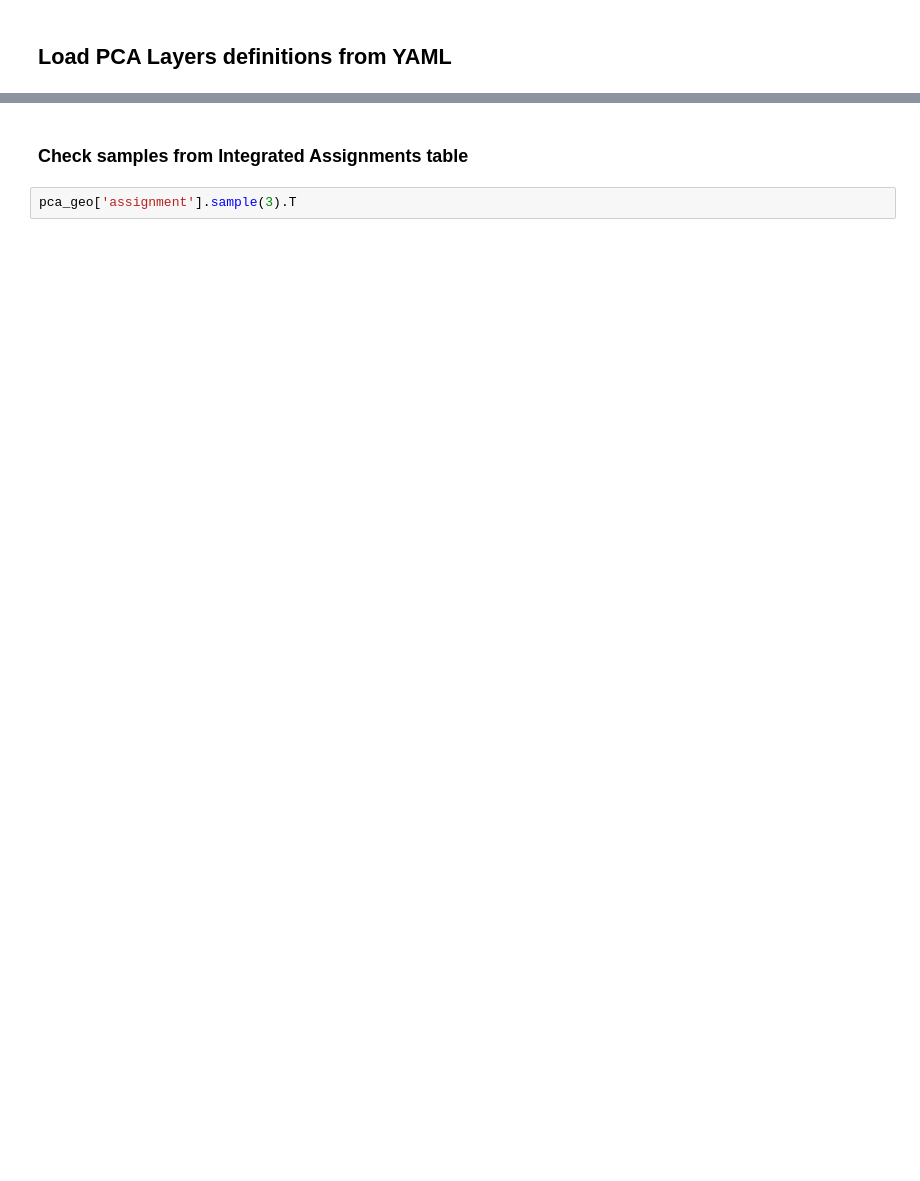
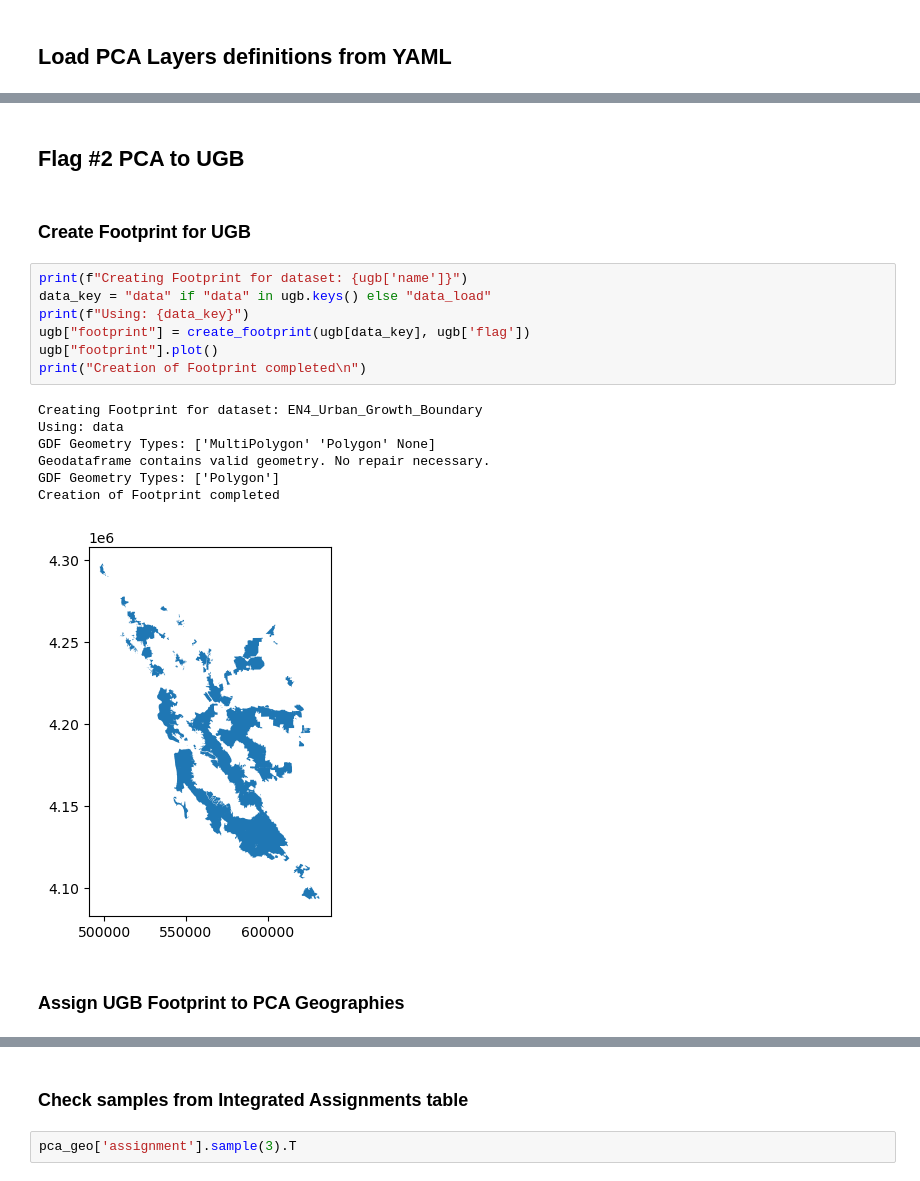
Before and after one commit to BayAreaMetro/PCA-Refresh, a Jupyter notebook: pca_flags.ipynb, the cells around one changed output, grey strips where cells are left out. Saved outputs shown, nothing was run; the diff lists cells and outputs as text; blank space fills up the shorter version.

```diff
--- a/pca_flags.ipynb
+++ b/pca_flags.ipynb
@@ -304,0 +229,21 @@ Assignment of Footprint for PCA Type climate_adaptation completed
+# %% [markdown]
+## Flag #2 PCA to UGB
+# %% [markdown]
+### Create Footprint for UGB
+# %%
+print(f"Creating Footprint for dataset: {ugb['name']}")
+data_key = "data" if "data" in ugb.keys() else "data_load"
+print(f"Using: {data_key}")
+ugb["footprint"] = create_footprint(ugb[data_key], ugb['flag'])
+ugb["footprint"].plot()
+print("Creation of Footprint completed\n")
+# %% [output]
+Creating Footprint for dataset: EN4_Urban_Growth_Boundary
+Using: data
+GDF Geometry Types: ['MultiPolygon' 'Polygon' None]
+Geodataframe contains valid geometry. No repair necessary.
+GDF Geometry Types: ['Polygon']
+Creation of Footprint completed
+[figure, added]
+# %% [markdown]
+### Assign UGB Footprint to PCA Geographies
```
Also changed, not shown: parts of 29 cells of this notebook, 3 other files.
